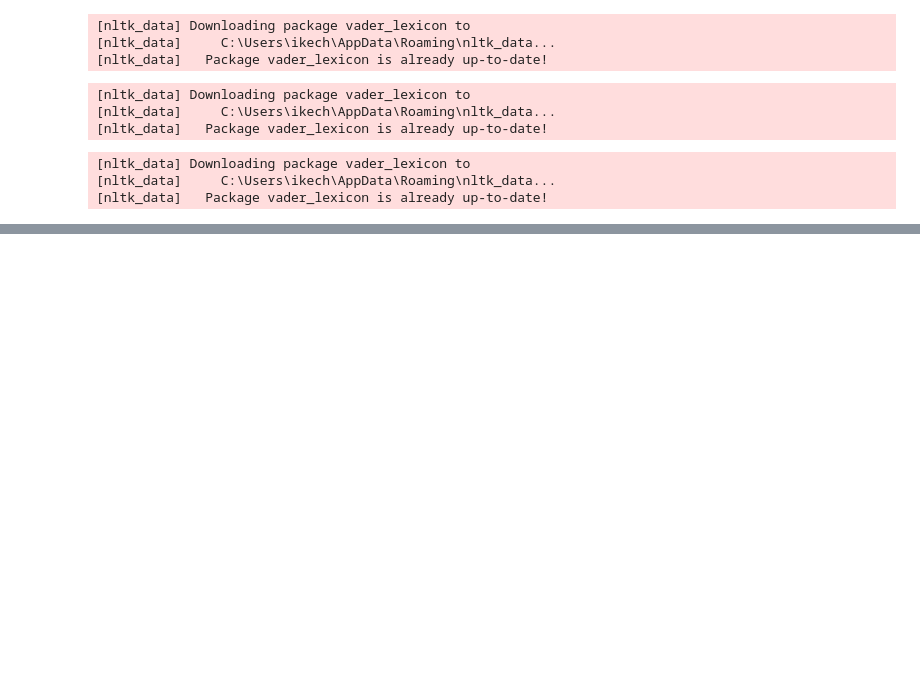
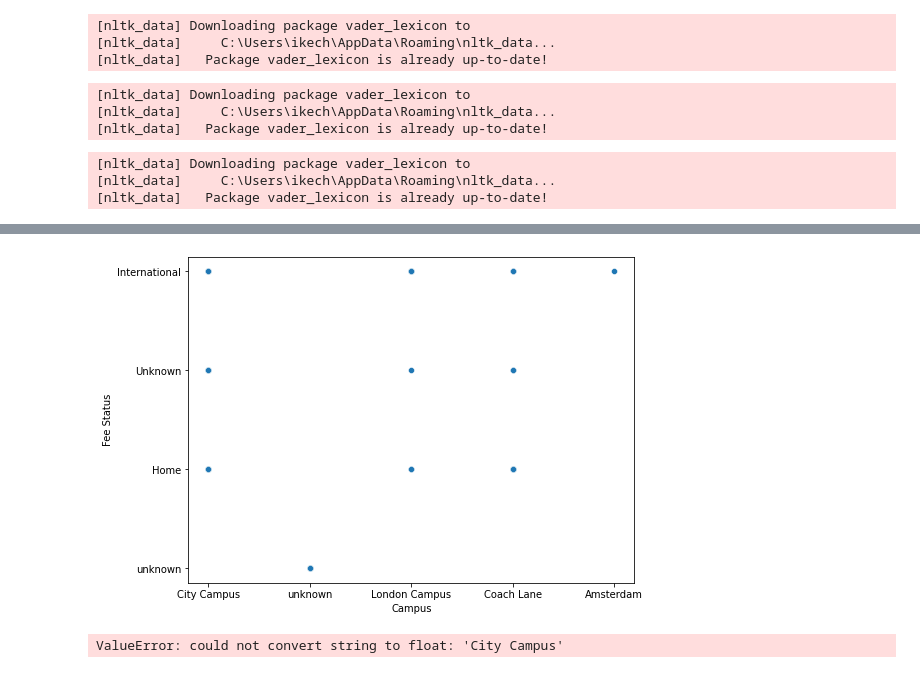
Before and after one commit to ikechukwuelijah/northumbriaSU, a Jupyter notebook: Northumbria SU.ipynb, the cells around one changed output, grey strips where cells are left out. Saved outputs shown, nothing was run; the diff lists cells and outputs as text; code cells hidden in the pictures; blank space fills up the shorter version.

```diff
--- a/Northumbria SU.ipynb
+++ b/Northumbria SU.ipynb
@@ -426,0 +432,3 @@ data2.to_csv('sentiment3_scores.csv', index=False)
+# %%
+#import dataset
+data = pd.read_csv("northumbria.csv")
@@ -426,0 +451,7 @@ data2.to_csv('sentiment3_scores.csv', index=False)
+# %%
+# cluster analysis using scatterplot
+plt.figure(figsize=(8,6))
+sns.scatterplot(data=data, x='Campus', y='Fee Status')
+plt.show()
+# %% [output]
+[figure, added]
@@ -426,0 +461,10 @@ data2.to_csv('sentiment3_scores.csv', index=False)
+# %%
+# Identifing optimal number of clusters
+sum_of_sqr_distance = []
+k_range = range(1,18)
+for k in k_range:
+    km_model = KMeans(n_clusters=k)
+    km_model.fit(variables)
+    sum_of_sqr_distance.append(km_model.inertia_)
+# %% [output]
+ValueError: could not convert string to float: 'City Campus'
```
Also changed, not shown: parts of 3 cells of this notebook.
